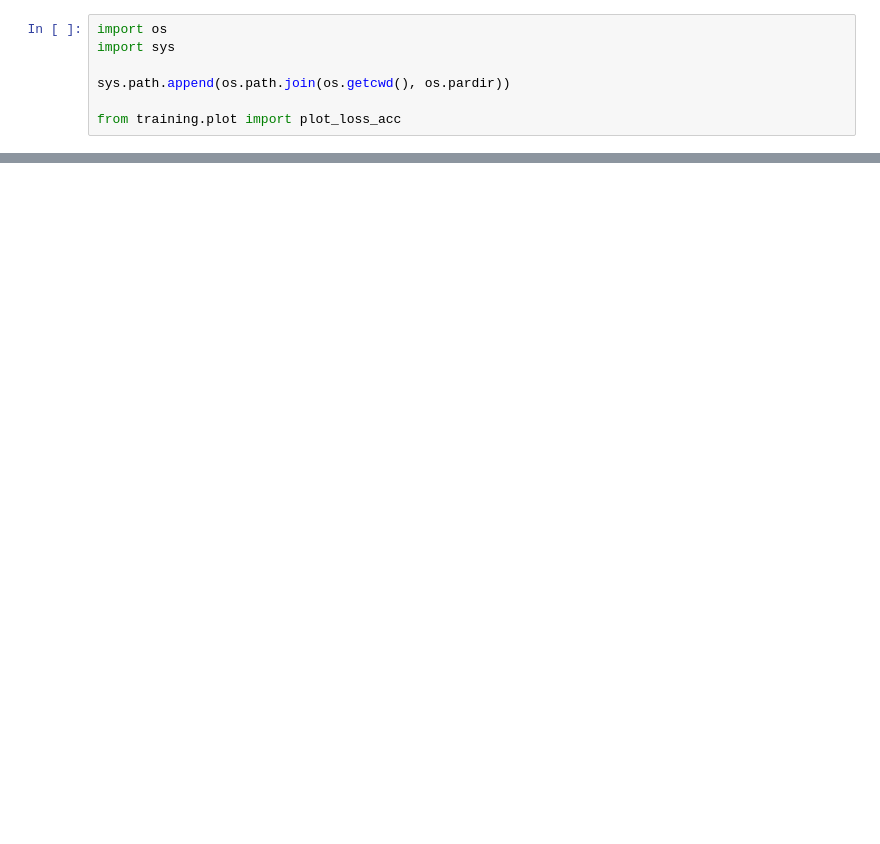
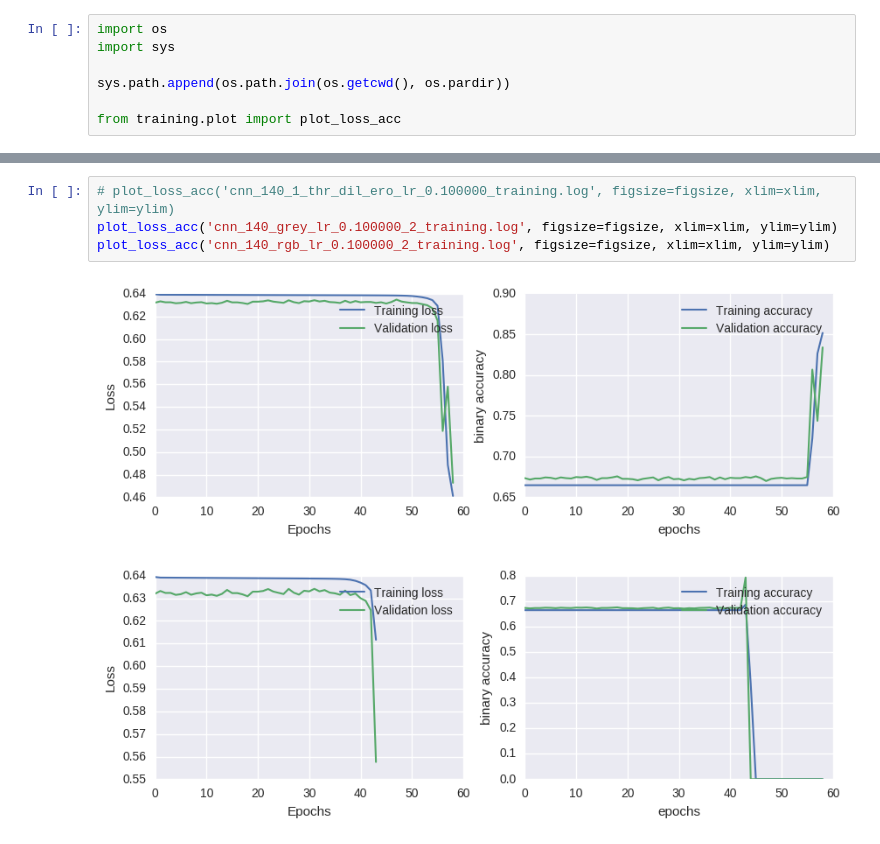
Before and after one commit to OpenGridMap/power-grid-detection, a Jupyter notebook: training/plot_training.ipynb, the cells around one changed output, grey strips where cells are left out. Drawn from its saved outputs; the diff is of its cells as text; blank space fills up the shorter version.

```diff
--- a/training/plot_training.ipynb
+++ b/training/plot_training.ipynb
@@ -15,0 +28,7 @@ plot_loss_acc('cnn_140_rgb_lr_0.010000_training.log', figsize=figsize)
+# %%
+# plot_loss_acc('cnn_140_1_thr_dil_ero_lr_0.100000_training.log', figsize=figsize, xlim=xlim, ylim=ylim)
+plot_loss_acc('cnn_140_grey_lr_0.100000_2_training.log', figsize=figsize, xlim=xlim, ylim=ylim)
+plot_loss_acc('cnn_140_rgb_lr_0.100000_2_training.log', figsize=figsize, xlim=xlim, ylim=ylim)
+# %% [output]
+[figure, added]
+[figure, added]
```
Also changed, not shown: parts of 7 cells of this notebook, 16 other files.
